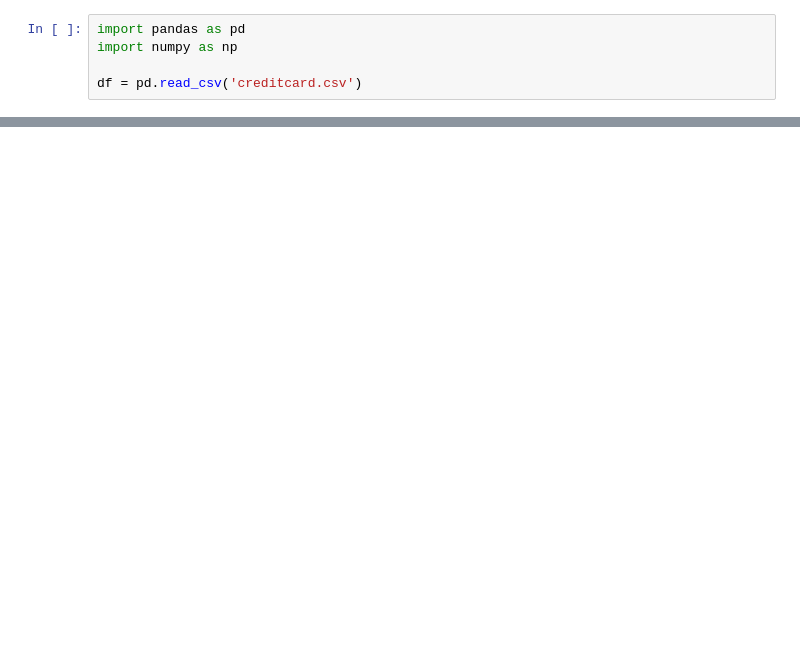
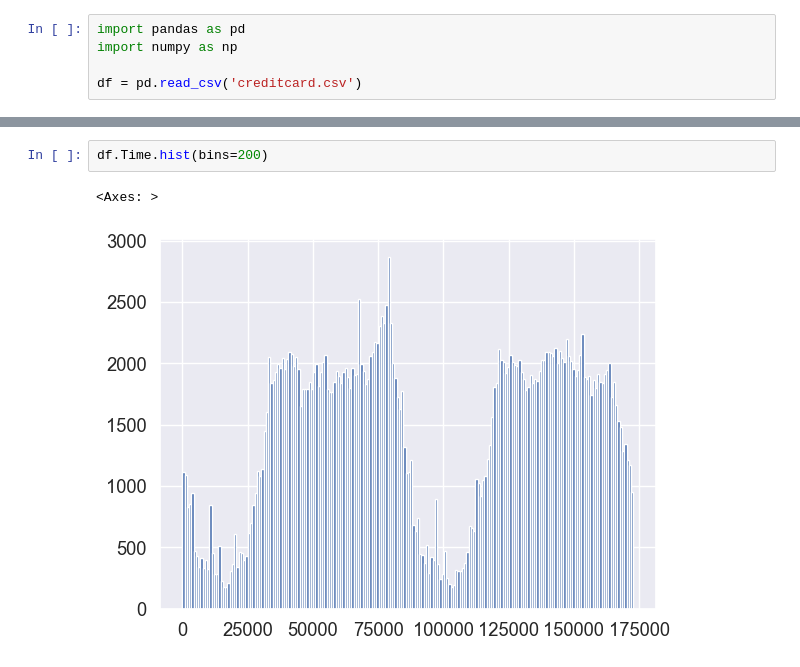
Before and after one commit to yilmazteyfik/creditcar_freud, a Jupyter notebook: handling_imbalance_data.ipynb, the cells around one changed output, grey strips where cells are left out. Cells and saved outputs as stored; diff of their text form; blank space fills up the shorter version.

```diff
--- a/handling_imbalance_data.ipynb
+++ b/handling_imbalance_data.ipynb
@@ -15,0 +90,5 @@ df.head()
+# %%
+df.Time.hist(bins=200)
+# %% [output]
+<Axes: >
+[figure, added]
```
Also changed, not shown: parts of 22 cells of this notebook.
